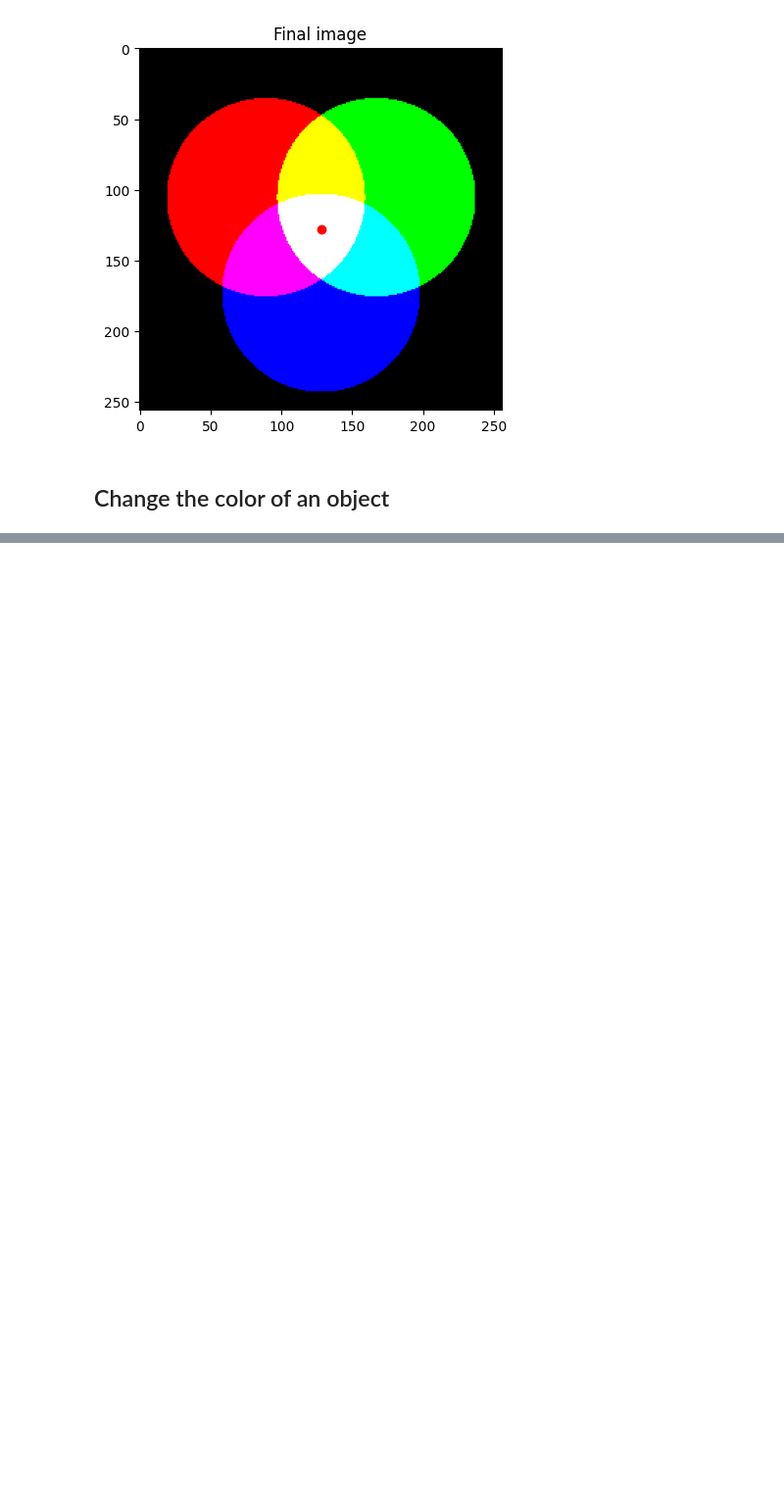
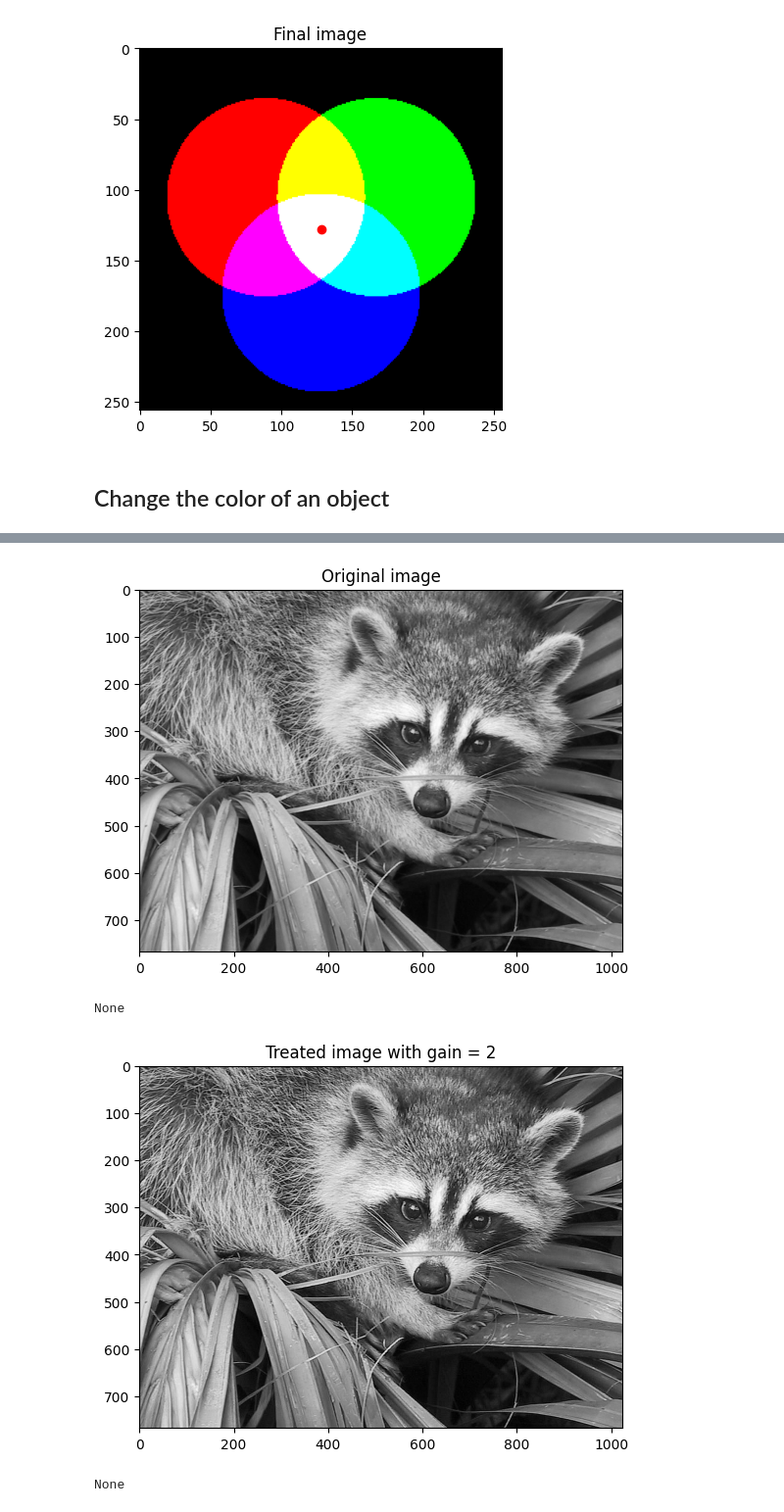
Before and after one commit to kilaposhi/sensor_class, a Jupyter notebook: image_treatment.ipynb, the cells around one changed output, grey strips where cells are left out. Shown at 98% size. Saved outputs shown, nothing was run; the diff lists cells and outputs as text; code cells hidden in the pictures; blank space fills up the shorter version.

```diff
--- a/image_treatment.ipynb
+++ b/image_treatment.ipynb
@@ -165,0 +192,35 @@ plt.show()
+# %%
+LENGTH_FILTER: int = 3
+GAIN: float = 2
+
+def create_convolve_filter(length: int, gain: float):
+    number_pixels = length * length
+    middle = int(  length // 2  )
+    filter = np.zeros( shape=(length, length) )
+    filter[middle][middle] = number_pixels + gain * number_pixels
+    filter -= gain
+    filter = filter / 9
+    return filter
+
+filter = create_convolve_filter(LENGTH_FILTER, GAIN)
+treated_image = scipy.ndimage.convolve(image, filter)
+treated_image[ treated_image < 0 ] = 0
+treated_image[ treated_image > 255 ] = 255
+
+# fig, (ax1, ax2) = plt.subplots(1, 2)
+# ax1.imshow(image, cmap='gray')
+# ax1.set_title("Original image")
+# ax2.imshow(treated_image, cmap='gray')
+# ax2.set_title(f"Treated image with gain = {GAIN}")
+plt.imshow(image, cmap='gray')
+plt.title("Original image")
+display(plt.show())
+
+plt.imshow(treated_image, cmap='gray')
+plt.title(f"Treated image with gain = {GAIN}")
+display(plt.show())
+# %% [output]
+[figure, added]
+None
+[figure, added]
+None
```
Also changed, not shown: parts of 14 cells of this notebook.
